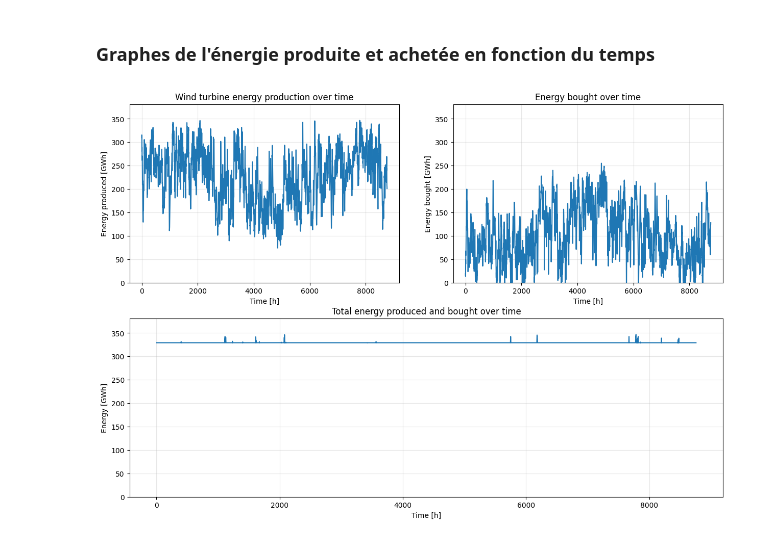
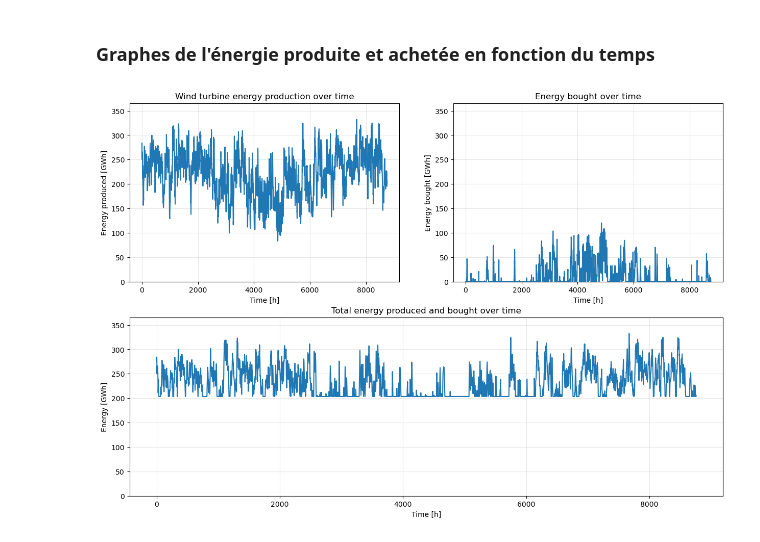
Before and after one commit to AhouLucas/projet-opti, a Jupyter notebook: projet_opti.ipynb, the cells around one changed output. Drawn from its saved outputs; the diff is of its cells as text; code cells hidden in the pictures.

```diff
--- a/projet_opti.ipynb
+++ b/projet_opti.ipynb
@@ -69,7 +69,7 @@ A_eq[1, offshore_idx] = 1 # Sum of all c_i for offshore sites = k*P
 # Create b_eq matrix
 b_eq = np.zeros(2)
 b_eq[0] = P
-b_eq[1] = k*P
+b_eq[1] = kappa*P
 
 # Create A_ub matrix
 A_ub = np.ones((m, n+1))
@@ -266,8 +321,8 @@ $$x = (c_0, \ldots, c_{n-1}, a_0, \ldots, a_{m-1}, \gamma)$$
 # %% [markdown]
 ### Paramètres 2.A
 # %%
-E_max_step = 1e9
-E_min, E_max = 0, 10e9
+E_max_step = 1e8
+E_min, E_max = 0, 1e9
 E_max_range = np.arange(E_min, E_max, E_max_step)
 # %% [markdown]
 ### Modélisation
@@ -280,7 +335,7 @@ A_eq[1, offshore_idx] = 1 # Sum of all c_i for offshore sites = k*P
 # Create b_eq vector
 b_eq = np.zeros(2)
 b_eq[0] = P
-b_eq[1] = k*P
+b_eq[1] = kappa*P
 
 # Create A_ub matrix
 A_ub = np.zeros((m+1, n+m+1)) # m constraints for gamma and 1 constraint for the sum of a_j
@@ -337,0 +395,19 @@ plt.savefig('Graphes/Graphes_Q2/minimal_energy_produced.pdf', format='pdf', bbox
+# %%
+solutions = np.load("Data-partie-1/solution_Q2.npy")
+E_max_range = np.load("Data-partie-1/E_max_range_Q2.npy")
+
+# Selects the value at which there is a change in slope
+slope = np.zeros(E_max_range.shape[0])
+for i in range(1, E_max_range.shape[0]):
+    slope[i] = solutions[i, -1] - solutions[i-1, -1]
+    slope[i] = slope[i] / E_max_step
+
+plt.plot(E_max_range, slope)
+plt.xlabel('Total energy bought [MWh]')
+plt.ylabel('Increase in minimal energy [MWh]')
+plt.axvline(x=E_max_range[np.argmax(slope)], color='r', linestyle='--', label='Change in slope')
+print(E_max_range[np.argmax(slope)])
+plt.title('Increase in minimal energy produced per hour over the year as a function of total energy bought')
+plt.grid(alpha=0.3)
+plt.savefig('Graphes/Graphes_Q2/increase_minimal_energy_produced.pdf', format='pdf', bbox_inches='tight', pad_inches=0)
+plt.show()
@@ -342,8 +421,17 @@ import matplotlib.pylab as pl
 import matplotlib.gridspec as gridspec
 
 # The higher the better, so we take the last value
-sol = np.load('Data-partie-1/solution_Q2.npy')[-1]
-E_max = np.load('Data-partie-1/E_max_range_Q2.npy')[-1]
+sol = np.load('Data-partie-1/solution_Q2.npy')
+E_max_range = np.load('Data-partie-1/E_max_range_Q2.npy')
+
+slope = np.zeros(E_max_range.shape[0])
+for i in range(1, E_max_range.shape[0]):
+    slope[i] = sol[i, -1] - sol[i-1, -1]
+    slope[i] = slope[i] / E_max_step
+
+E_max = E_max_range[np.argmax(slope)]
+sol = sol[np.argmax(slope)]
+
 
 # Compute energy produced per hour
 energy_produced = np.zeros(m)
@@ -363,31 +451,31 @@ gs = gridspec.GridSpec(2, 2)
 # Energy produced over time
 ax = fig.add_subplot(gs[0, 0])
 ax.plot(t, energy_produced/1e3)
 ax.set_title('Wind turbine energy production over time')
 ax.set_xlabel('Time [h]')
 ax.set_ylabel('Energy produced [GWh]')
 ax.set_ylim(0, 1.1*np.max(energy_produced/1e3))
 ax.grid(alpha=0.3)
 
 # Energy bought at each time
 energy_bought = sol[n:n+m]
 ax = fig.add_subplot(gs[0, 1])
 ax.plot(t, energy_bought/1e3)
 ax.set_title('Energy bought over time')
 ax.set_xlabel('Time [h]')
 ax.set_ylabel('Energy bought [GWh]')
 ax.set_ylim(0, 1.1*np.max(energy_produced/1e3))
 ax.grid(alpha=0.3)
 
 # Total energy produced and bought over time
 ax = fig.add_subplot(gs[1, :])
 ax.plot(t, (energy_produced + energy_bought)/1e3, label='Total energy produced')
 ax.set_title('Total energy produced and bought over time')
 ax.set_xlabel('Time [h]')
 ax.set_ylabel('Energy [GWh]')
 ax.set_ylim(0, 1.1*np.max(energy_produced/1e3))
 ax.grid(alpha=0.3)
 
 plt.savefig('Graphes/Graphes_Q2/energy_produced_and_bought.pdf', format='pdf', bbox_inches='tight', pad_inches=0)
 # %% [output]
-[figure, old version]
+[figure, new version]
```
Also changed, not shown: parts of 21 cells of this notebook, 1 other file.
